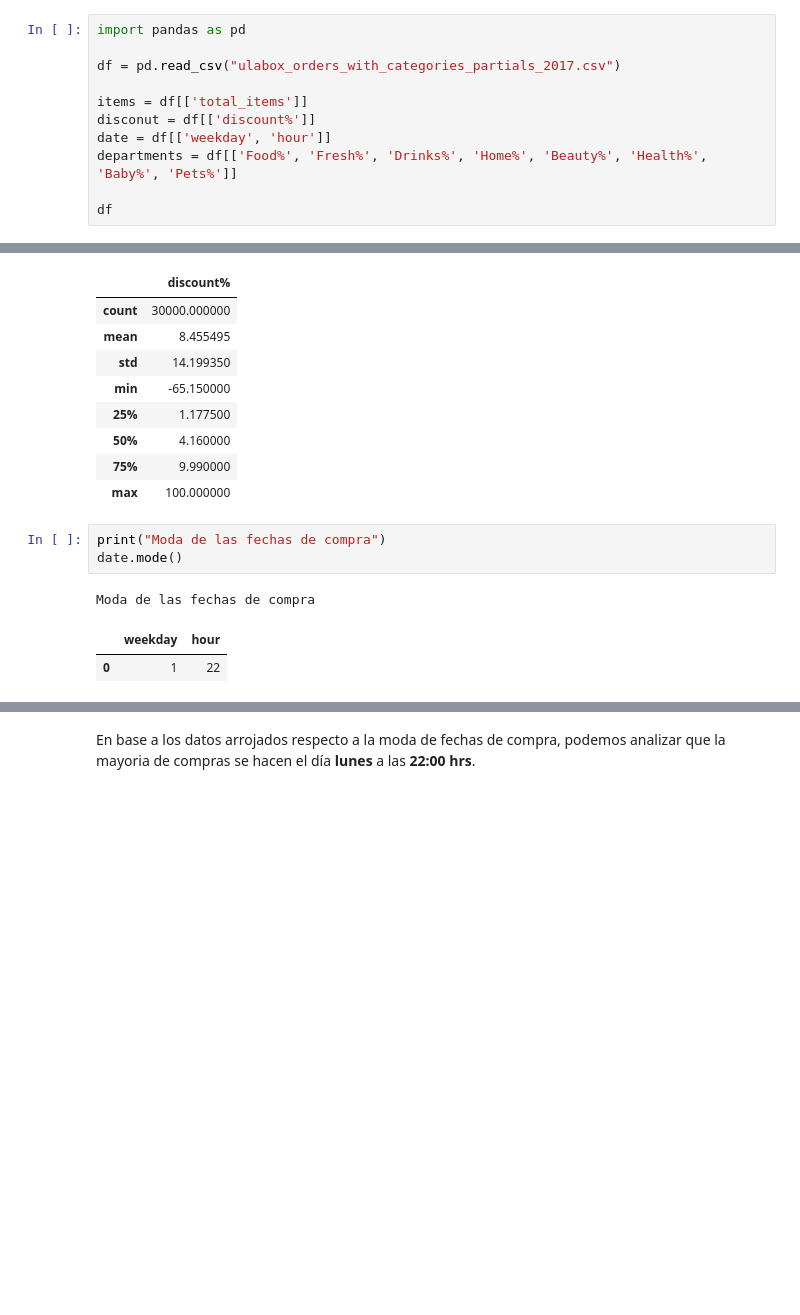
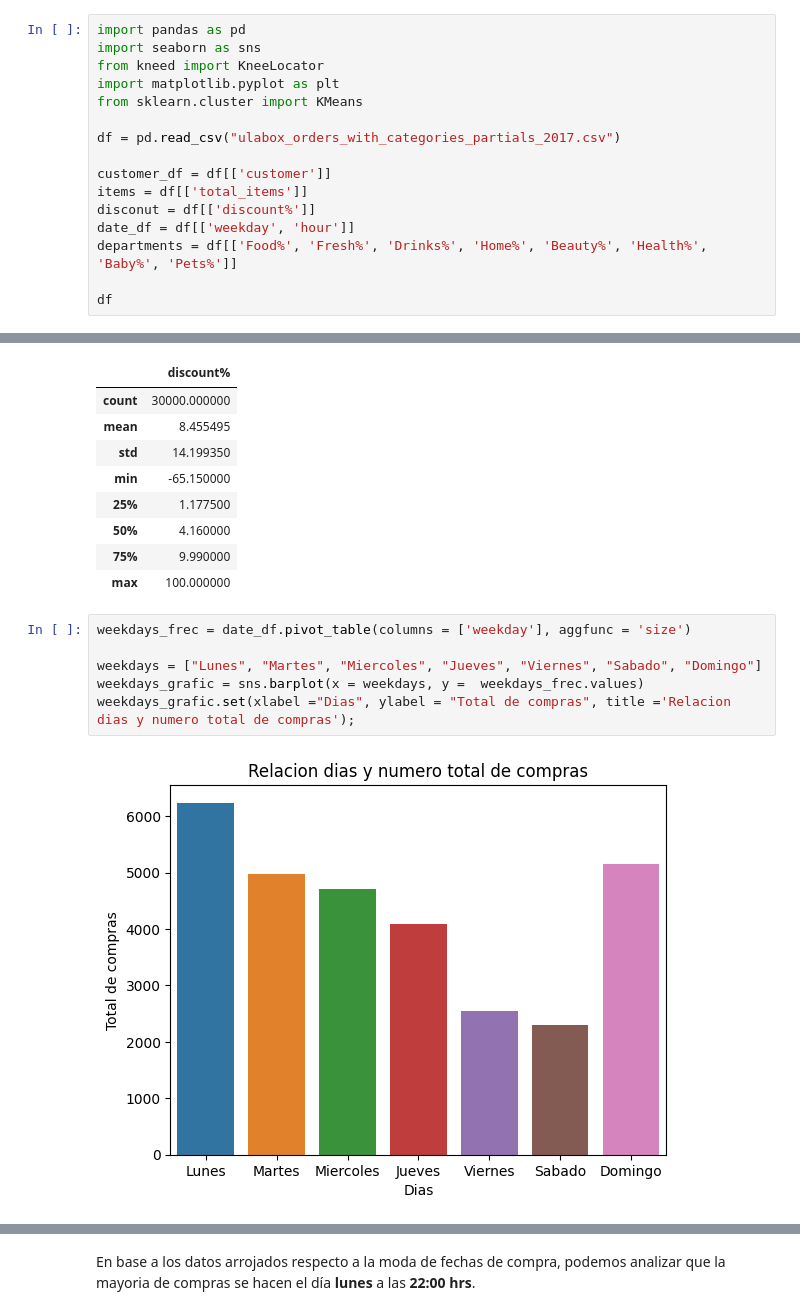
Before and after one commit to Francisco1583/francisco123, a Jupyter notebook: retoAnalitica/tarea2.ipynb, the cells around one changed output, grey strips where cells are left out. Drawn from its saved outputs; the diff is of its cells as text; blank space fills up the shorter version.

Commit message:
Add barplots

```diff
--- a/retoAnalitica/tarea2.ipynb
+++ b/retoAnalitica/tarea2.ipynb
@@ -20,12 +20,17 @@ Se importa la libreria, se guardan los datos del archivo .csv y se muestra el da
 ###### *Nota: en este caso separamos los datos en diferentes dataframes para que posteriormente se visualizen de mejor manera.*
 # %%
 import pandas as pd
+import seaborn as sns
+from kneed import KneeLocator
+import matplotlib.pyplot as plt
+from sklearn.cluster import KMeans
 
 df = pd.read_csv("ulabox_orders_with_categories_partials_2017.csv")
 
+customer_df = df[['customer']]
 items = df[['total_items']]
 disconut = df[['discount%']]
-date = df[['weekday', 'hour']]
+date_df = df[['weekday', 'hour']]
 departments = df[['Food%', 'Fresh%', 'Drinks%', 'Home%', 'Beauty%', 'Health%', 'Baby%', 'Pets%']]
 
 df
@@ -121,10 +144,11 @@ Medidas de tendencia central de los descuentos aplicados
 | 50% | 4.160000 |
 | 75% | 9.990000 |
 | max | 100.000000 |
-# %%
-print("Moda de las fechas de compra")
-date.mode()
-# %% [output]
-Moda de las fechas de compra
-|  | weekday | hour |
-| 0 | 1 | 22 |
+# %%
+weekdays_frec = date_df.pivot_table(columns = ['weekday'], aggfunc = 'size')
+
+weekdays = ["Lunes", "Martes", "Miercoles", "Jueves", "Viernes", "Sabado", "Domingo"]
+weekdays_grafic = sns.barplot(x = weekdays, y =  weekdays_frec.values)
+weekdays_grafic.set(xlabel ="Dias", ylabel = "Total de compras", title ='Relacion dias y numero total de compras');
+# %% [output]
+[figure, added]
```
Also changed, not shown: parts of 6 cells of this notebook, 1 other file.
